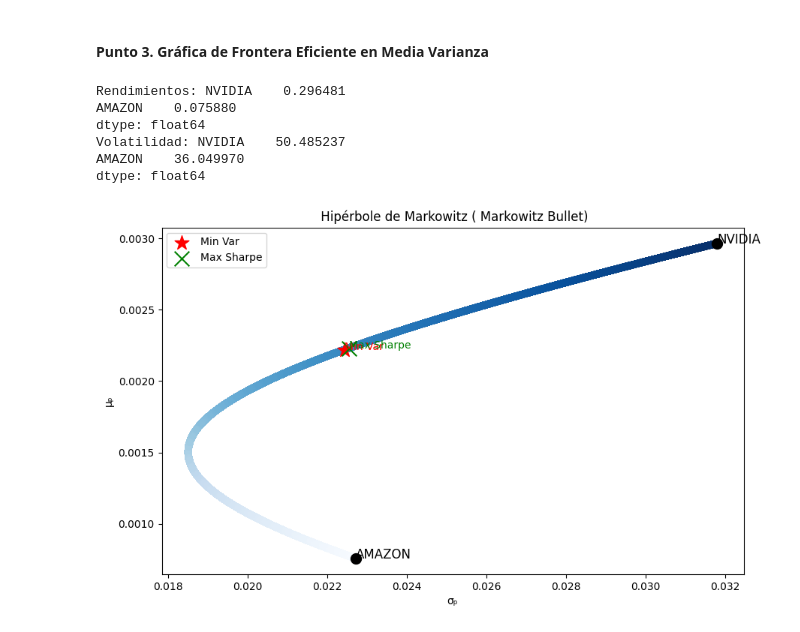
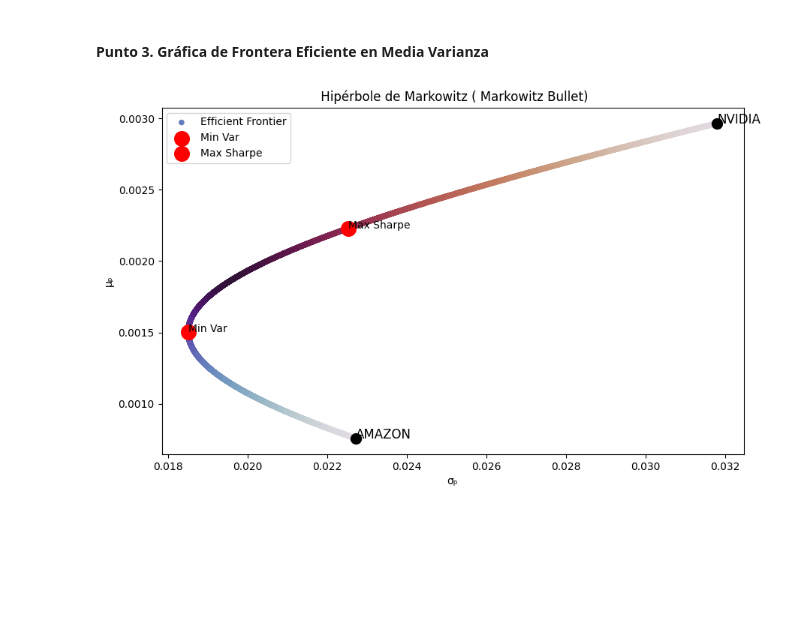
Before and after one commit to ppmelch/Portafolios-de-Inversi-n, a Jupyter notebook: Tarea/T 5.ipynb, the cells around one changed output. Drawn from its saved outputs; the diff is of its cells as text; code cells hidden in the pictures; blank space fills up the shorter version.

```diff
--- a/Tarea/T 5.ipynb
+++ b/Tarea/T 5.ipynb
@@ -342,0 +385,3 @@ dtype: float64
+# %%
+rend_minvar = w_minvar.T @ (rets.mean())
+rend_minvar*100
@@ -344,5 +400,3 @@ dtype: float64
 #### Con el Resultado para el problema de minimización
 
 $$w = \Sigma^{-1} R \begin{bmatrix} {R^T \Sigma^{-1} R} \end{bmatrix}^{-1} P $$
-# %%
-w = cov @
@@ -366,7 +450,7 @@ vol_minvar*100
 # %% [markdown]
 #### Tasa libre de riesgo
 # %%
-rf = 0.05/252
+rf = 0.05
 # %% [markdown]
 #### Portafolio de Máximo Sharpe
 # %%
@@ -439,50 +537,43 @@ vol_max_sharpe*100
 #### **Punto 3. Gráfica de Frontera Eficiente en Media Varianza**
 # %%
 n = len(rets.keys())
-np_port = 100000
+np_port = 10000
 random_w = np.random.dirichlet(np.ones(n), np_port)
 # Calcular rendimientos y volatilidades
 rend_aleatorios = [ret_mean.T @ random_w[w] for w in range(np_port)]
 vol_aleatorios = [np.sqrt(random_w[w].T @ cov @ random_w[w]) for w in range(np_port)]
 # %%
+
 # Realizar grafica
 plt.figure(figsize=(10,6))
 # Scatter plot de portafolios aleatorios
-plt.scatter(vol_aleatorios, rend_aleatorios,c= rend_aleatorios,cmap= 'Blues')
+plt.scatter(vol_aleatorios, rend_aleatorios,c= rend_aleatorios, cmap='twilight', s=20, alpha=1, label='Efficient Frontier')
 
 # Scatter plot de Minima Varianza
-plt.scatter(vol_minvar, red_minvar, marker='*', color='red', s=200, label='Min Var')
-
-plt.text(vol_minvar, red_minvar, 'Min Var', fontsize=10, color = 'red')
+plt.scatter(vol_minvar, rend_minvar, color='red', s=200, label='Min Var')
+plt.text(vol_minvar, rend_minvar, 'Min Var', fontsize=10, color = 'black')
 
 # Scatter plot de Maximo de Sharpe
-plt.scatter(vol_max_sharpe, rend_max_sharpe, marker='x', color='green', s=200, label='Max Sharpe')
-plt.text(vol_max_sharpe, rend_max_sharpe, 'Max Sharpe', fontsize=10, color = 'green')
+plt.scatter(vol_max_sharpe, rend_max_sharpe, color='red', s=200, label='Max Sharpe')
+plt.text(vol_max_sharpe, rend_max_sharpe, 'Max Sharpe', fontsize=10, color = 'Black')
 
 
+#plt.scatter(vol_solmin, rend_solmin, color='red', s=200, label='Sol Min')
 
 plt.xlabel('\u03C3\u209A')
 plt.ylabel('\u03BC\u209A' )
 plt.title(' Hipérbole de Markowitz ( Markowitz Bullet)')
 
-# Graficar coordenadas de activos individuales
+
 ind_rend = rets.mean()
 ind_vol = rets.std()
-print('Rendimientos:', ind_rend*100)
-print('Volatilidad:', ind_vol*np.sqrt(252)*100)
 
 for i in range(n):
-    plt.scatter(ind_vol[i], ind_rend[i], marker='o', color='black', s=100)
-    plt.text(ind_vol[i], ind_rend[i], df.columns[i], fontsize=12, color='black')
+    plt.scatter(ind_vol[i], ind_rend[i], marker='o', color= 'black', s=100)
+    plt.text(ind_vol[i], ind_rend[i], df.keys()[i], fontsize=12,  color= 'black')
     plt.legend()
     plt.grid()
 
 plt.show()
 # %% [output]
-Rendimientos: NVIDIA    0.296481
-AMAZON    0.075880
-dtype: float64
-Volatilidad: NVIDIA    50.485237
-AMAZON    36.049970
-dtype: float64
-[figure, old version]
+[figure, new version]
```
Also changed, not shown: parts of 28 cells of this notebook, 2 other files.
